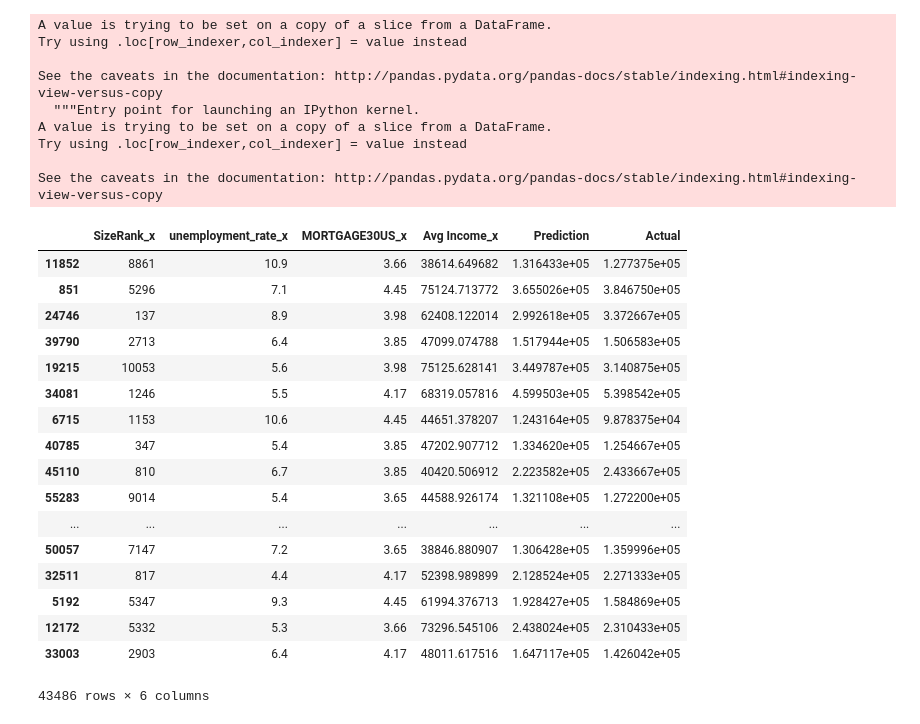
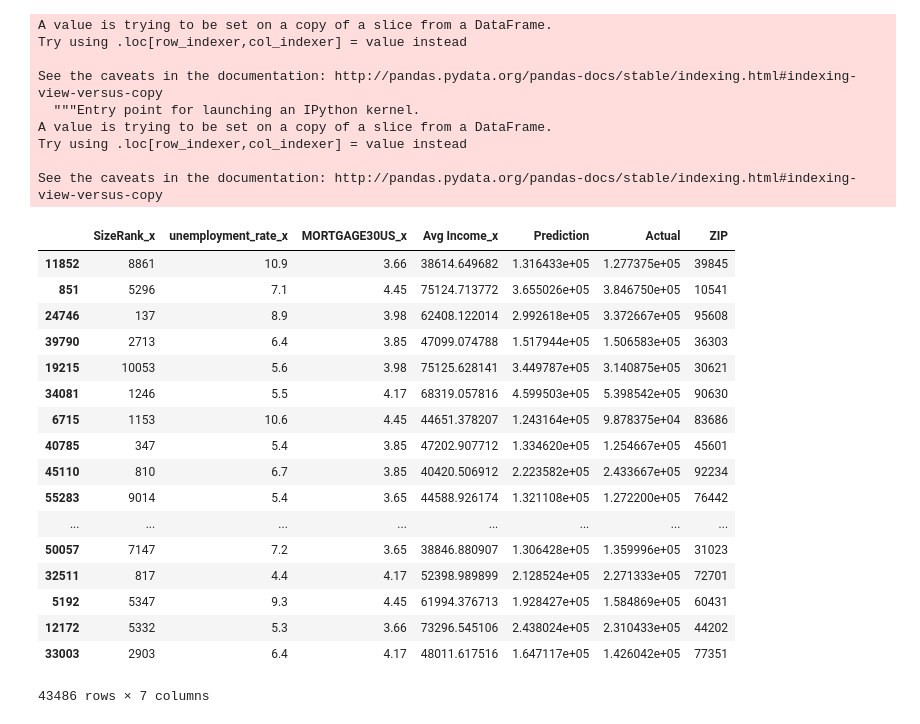
Before and after one commit to francoe/project_3, a Jupyter notebook: Lee Playground.ipynb, the cells around one changed output. Drawn from its saved outputs; the diff is of its cells as text; code cells hidden in the pictures.

```diff
--- a/Lee Playground.ipynb
+++ b/Lee Playground.ipynb
@@ -181,24 +181,26 @@ Try using .loc[row_indexer,col_indexer] = value instead
 See the caveats in the documentation: http://pandas.pydata.org/pandas-docs/stable/indexing.html#indexing-view-versus-copy
 # %%
 df8 = X_train.merge(df1, how='inner',right_index=True, left_index=True)
-df8 = df8[['SizeRank_x', 'unemployment_rate_x', 'MORTGAGE30US_x', 'Avg Income_x', 'Prediction', 'Actual']]
-df8.to_csv('')
+df8 = df8[['SizeRank_x', 'unemployment_rate_x', 'MORTGAGE30US_x', 'Avg Income_x', 'Prediction', 'Actual', 'ZIP']]
+df8.to_csv('Model_Output.csv')
-# %% [output]
-|  | SizeRank_x | unemployment_rate_x | MORTGAGE30US_x | Avg Income_x | Prediction | Actual |
-| 11852 | 8861 | 10.9 | 3.66 | 38614.649682 | 1.316433e+05 | 1.277375e+05 |
-| 851 | 5296 | 7.1 | 4.45 | 75124.713772 | 3.655026e+05 | 3.846750e+05 |
-| 24746 | 137 | 8.9 | 3.98 | 62408.122014 | 2.992618e+05 | 3.372667e+05 |
-| 39790 | 2713 | 6.4 | 3.85 | 47099.074788 | 1.517944e+05 | 1.506583e+05 |
-| 19215 | 10053 | 5.6 | 3.98 | 75125.628141 | 3.449787e+05 | 3.140875e+05 |
-| 34081 | 1246 | 5.5 | 4.17 | 68319.057816 | 4.599503e+05 | 5.398542e+05 |
-| 6715 | 1153 | 10.6 | 4.45 | 44651.378207 | 1.243164e+05 | 9.878375e+04 |
-| 40785 | 347 | 5.4 | 3.85 | 47202.907712 | 1.334620e+05 | 1.254667e+05 |
-| 45110 | 810 | 6.7 | 3.85 | 40420.506912 | 2.223582e+05 | 2.433667e+05 |
-| 55283 | 9014 | 5.4 | 3.65 | 44588.926174 | 1.321108e+05 | 1.272200e+05 |
-| ... | ... | ... | ... | ... | ... | ... |
-| 50057 | 7147 | 7.2 | 3.65 | 38846.880907 | 1.306428e+05 | 1.359996e+05 |
-| 32511 | 817 | 4.4 | 4.17 | 52398.989899 | 2.128524e+05 | 2.271333e+05 |
-| 5192 | 5347 | 9.3 | 4.45 | 61994.376713 | 1.928427e+05 | 1.584869e+05 |
-| 12172 | 5332 | 5.3 | 3.66 | 73296.545106 | 2.438024e+05 | 2.310433e+05 |
-| 33003 | 2903 | 6.4 | 4.17 | 48011.617516 | 1.647117e+05 | 1.426042e+05 |
-43486 rows × 6 columns
+# %%
+df8
+# %% [output]
+|  | SizeRank_x | unemployment_rate_x | MORTGAGE30US_x | Avg Income_x | Prediction | Actual | ZIP |
+| 11852 | 8861 | 10.9 | 3.66 | 38614.649682 | 1.316433e+05 | 1.277375e+05 | 39845 |
+| 851 | 5296 | 7.1 | 4.45 | 75124.713772 | 3.655026e+05 | 3.846750e+05 | 10541 |
+| 24746 | 137 | 8.9 | 3.98 | 62408.122014 | 2.992618e+05 | 3.372667e+05 | 95608 |
+| 39790 | 2713 | 6.4 | 3.85 | 47099.074788 | 1.517944e+05 | 1.506583e+05 | 36303 |
+| 19215 | 10053 | 5.6 | 3.98 | 75125.628141 | 3.449787e+05 | 3.140875e+05 | 30621 |
+| 34081 | 1246 | 5.5 | 4.17 | 68319.057816 | 4.599503e+05 | 5.398542e+05 | 90630 |
+| 6715 | 1153 | 10.6 | 4.45 | 44651.378207 | 1.243164e+05 | 9.878375e+04 | 83686 |
+| 40785 | 347 | 5.4 | 3.85 | 47202.907712 | 1.334620e+05 | 1.254667e+05 | 45601 |
+| 45110 | 810 | 6.7 | 3.85 | 40420.506912 | 2.223582e+05 | 2.433667e+05 | 92234 |
+| 55283 | 9014 | 5.4 | 3.65 | 44588.926174 | 1.321108e+05 | 1.272200e+05 | 76442 |
+| ... | ... | ... | ... | ... | ... | ... | ... |
+| 50057 | 7147 | 7.2 | 3.65 | 38846.880907 | 1.306428e+05 | 1.359996e+05 | 31023 |
+| 32511 | 817 | 4.4 | 4.17 | 52398.989899 | 2.128524e+05 | 2.271333e+05 | 72701 |
+| 5192 | 5347 | 9.3 | 4.45 | 61994.376713 | 1.928427e+05 | 1.584869e+05 | 60431 |
+| 12172 | 5332 | 5.3 | 3.66 | 73296.545106 | 2.438024e+05 | 2.310433e+05 | 44202 |
+| 33003 | 2903 | 6.4 | 4.17 | 48011.617516 | 1.647117e+05 | 1.426042e+05 | 77351 |
+43486 rows × 7 columns
```
Also changed, not shown: 1 other file.
